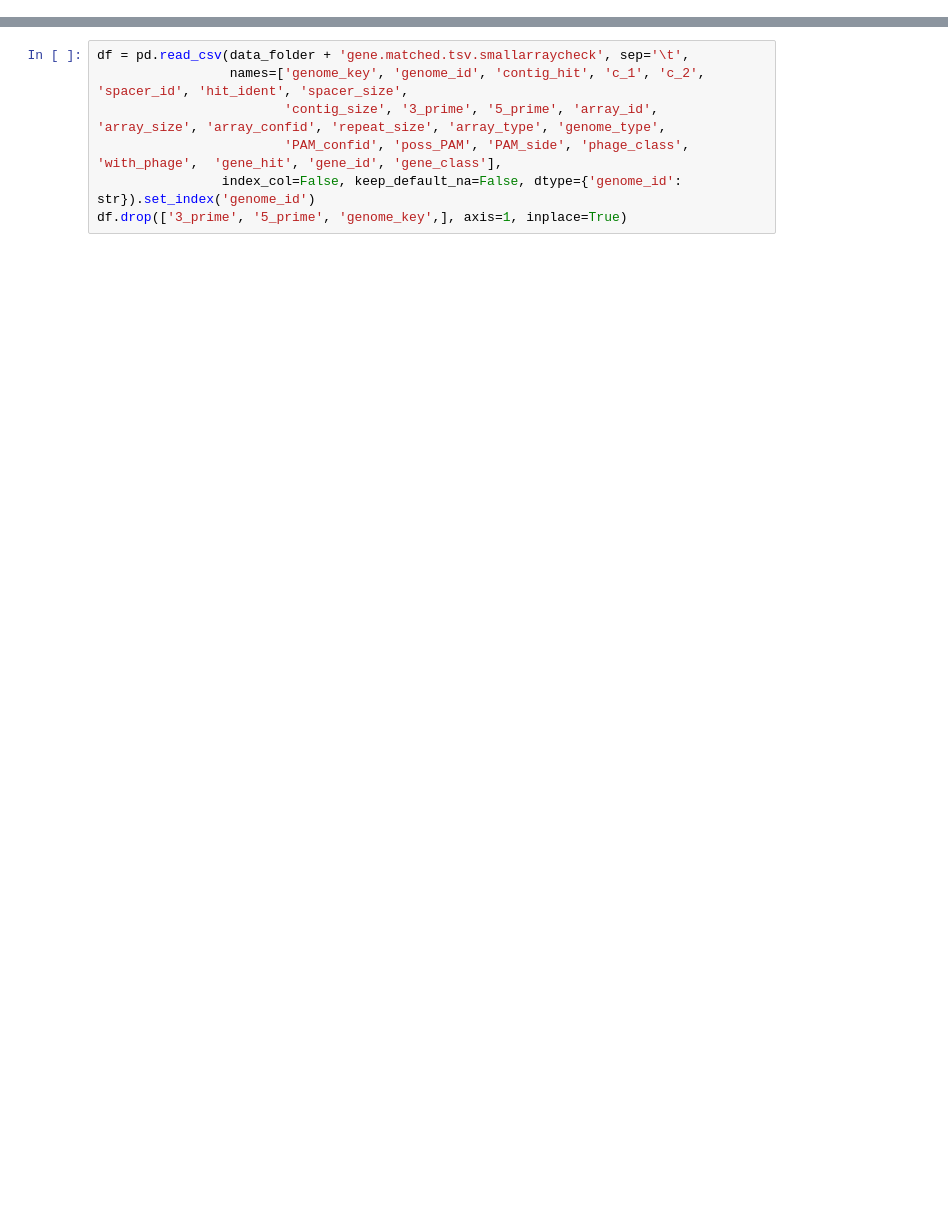
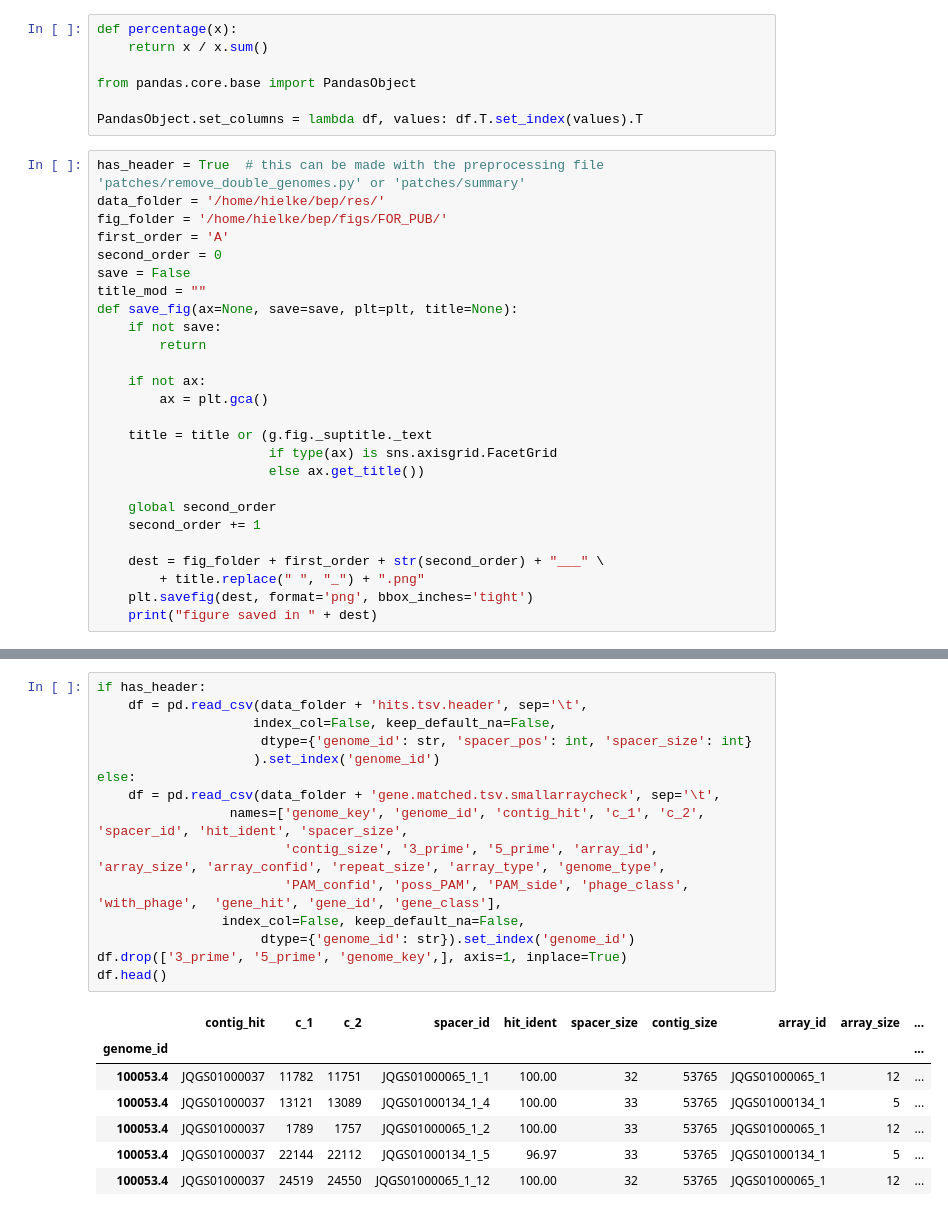
Before and after one commit to hwalinga/self-targeting-spacers-notebooks, a Jupyter notebook: gene_enrichment.ipynb, the cells around one changed output, grey strips where cells are left out. Drawn from its saved outputs; the diff is of its cells as text; blank space fills up the shorter version.

```diff
--- a/gene_enrichment.ipynb
+++ b/gene_enrichment.ipynb
@@ -61,0 +53,33 @@ title_mod = ""
+# %%
+def percentage(x):
+    return x / x.sum()
+
+from pandas.core.base import PandasObject
+
+PandasObject.set_columns = lambda df, values: df.T.set_index(values).T
+# %%
+has_header = True  # this can be made with the preprocessing file 'patches/remove_double_genomes.py' or 'patches/summary'
+data_folder = '/home/hielke/bep/res/'
+fig_folder = '/home/hielke/bep/figs/FOR_PUB/'
+first_order = 'A'
+second_order = 0
+save = False
+title_mod = ""
+def save_fig(ax=None, save=save, plt=plt, title=None):
+    if not save:
+        return
+
+    if not ax:
+        ax = plt.gca()
+
+    title = title or (g.fig._suptitle._text
+                      if type(ax) is sns.axisgrid.FacetGrid
+                      else ax.get_title())
+
+    global second_order
+    second_order += 1
+
+    dest = fig_folder + first_order + str(second_order) + "___" \
+        + title.replace(" ", "_") + ".png"
+    plt.savefig(dest, format='png', bbox_inches='tight')
+    print("figure saved in " + dest)
@@ -62,8 +88,24 @@ title_mod = ""
 # %%
-df = pd.read_csv(data_folder + 'gene.matched.tsv.smallarraycheck', sep='\t',
+if has_header:
+    df = pd.read_csv(data_folder + 'hits.tsv.header', sep='\t',
+                    index_col=False, keep_default_na=False,
+                     dtype={'genome_id': str, 'spacer_pos': int, 'spacer_size': int}
+                    ).set_index('genome_id')
+else:
+    df = pd.read_csv(data_folder + 'gene.matched.tsv.smallarraycheck', sep='\t',
                  names=['genome_key', 'genome_id', 'contig_hit', 'c_1', 'c_2', 'spacer_id', 'hit_ident', 'spacer_size',
                         'contig_size', '3_prime', '5_prime', 'array_id', 'array_size', 'array_confid', 'repeat_size', 'array_type', 'genome_type',
                         'PAM_confid', 'poss_PAM', 'PAM_side', 'phage_class', 'with_phage',  'gene_hit', 'gene_id', 'gene_class'],
-                index_col=False, keep_default_na=False, dtype={'genome_id': str}).set_index('genome_id')
+                index_col=False, keep_default_na=False,
+                     dtype={'genome_id': str}).set_index('genome_id')
 df.drop(['3_prime', '5_prime', 'genome_key',], axis=1, inplace=True)
+df.head()
+# %% [output]
+|  | contig_hit | c_1 | c_2 | spacer_id | hit_ident | spacer_size | contig_size | array_id | array_size | ... |
+| genome_id |  |  |  |  |  |  |  |  |  | ... |
+| 100053.4 | JQGS01000037 | 11782 | 11751 | JQGS01000065_1_1 | 100.00 | 32 | 53765 | JQGS01000065_1 | 12 | ... |
+| 100053.4 | JQGS01000037 | 13121 | 13089 | JQGS01000134_1_4 | 100.00 | 33 | 53765 | JQGS01000134_1 | 5 | ... |
+| 100053.4 | JQGS01000037 | 1789 | 1757 | JQGS01000065_1_2 | 100.00 | 33 | 53765 | JQGS01000065_1 | 12 | ... |
+| 100053.4 | JQGS01000037 | 22144 | 22112 | JQGS01000134_1_5 | 96.97 | 33 | 53765 | JQGS01000134_1 | 5 | ... |
+| 100053.4 | JQGS01000037 | 24519 | 24550 | JQGS01000065_1_12 | 100.00 | 32 | 53765 | JQGS01000065_1 | 12 | ... |
 # %%
```
Also changed, not shown: parts of 16 cells of this notebook.
